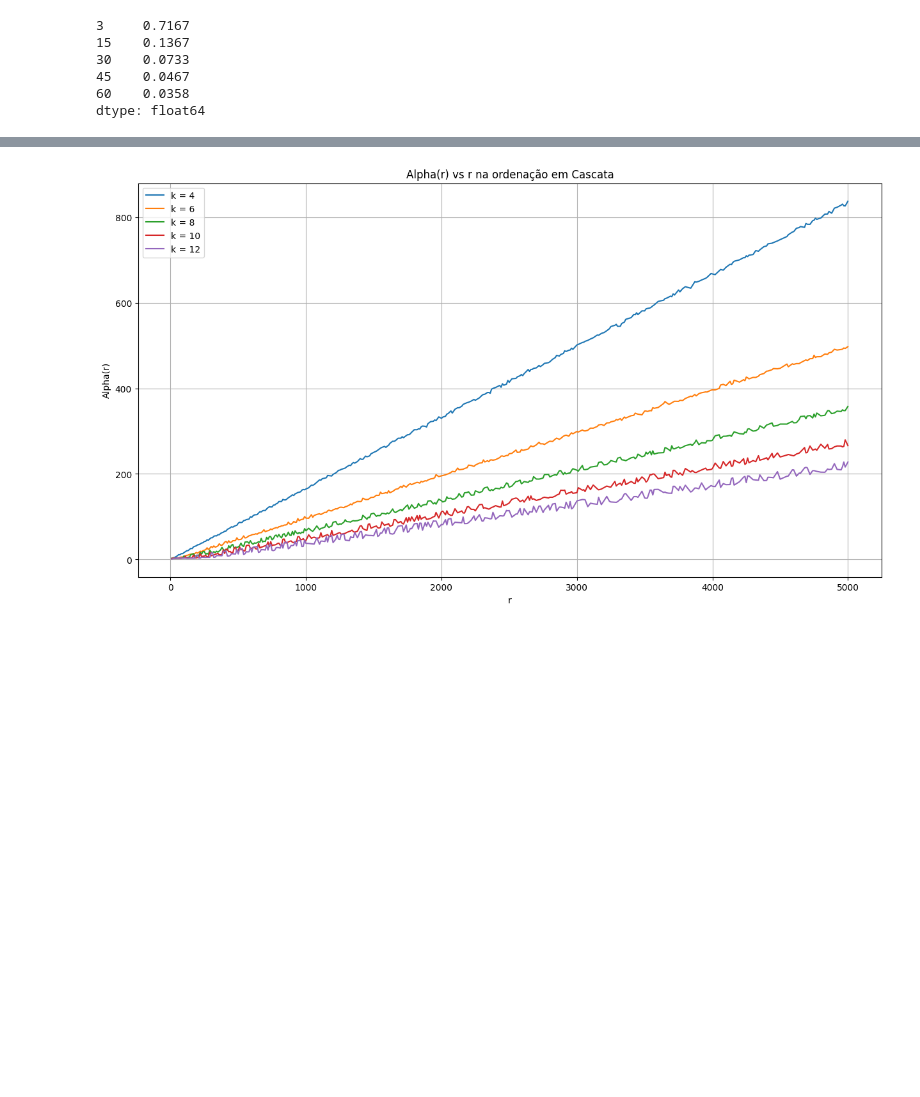
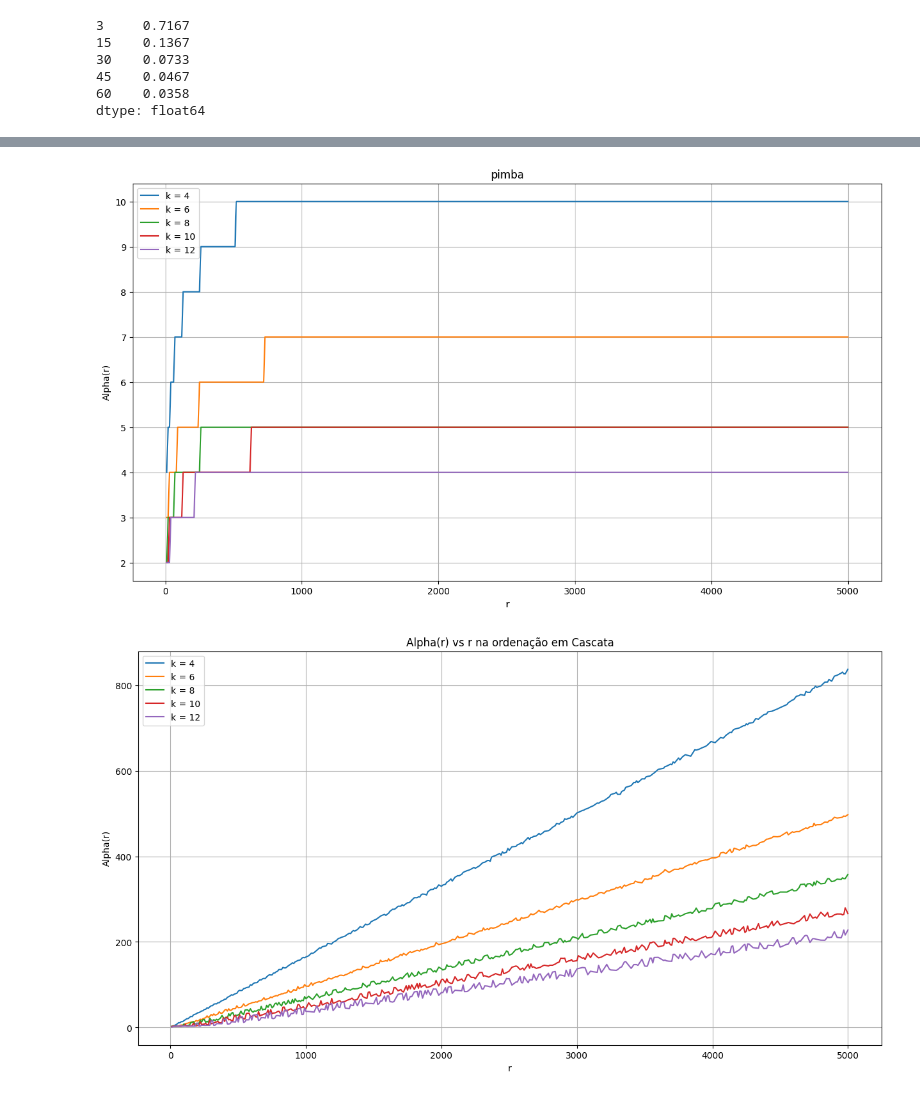
Before and after one commit to caiogmello/ordenacao_externa_eda2, a Jupyter notebook: plot.ipynb, the cells around one changed output, grey strips where cells are left out. Saved outputs shown, nothing was run; the diff lists cells and outputs as text; code cells hidden in the pictures; blank space fills up the shorter version.

```diff
--- a/plot.ipynb
+++ b/plot.ipynb
@@ -46,0 +51,4 @@ def plotBeta(df, title):
+# %%
+plotAlpha(alphaB, "pimba")
+# %% [output]
+[figure, added]
```
Also changed, not shown: parts of 3 cells of this notebook, 9 other files.
